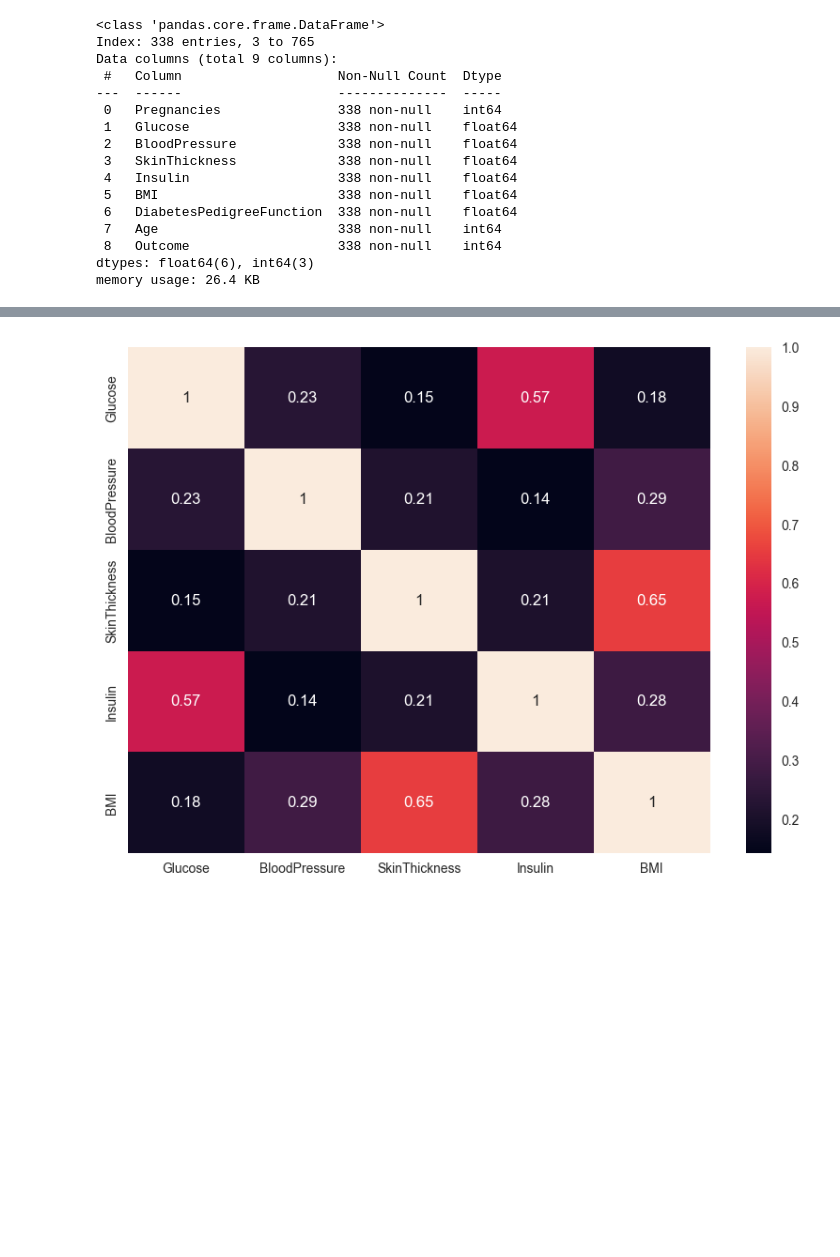
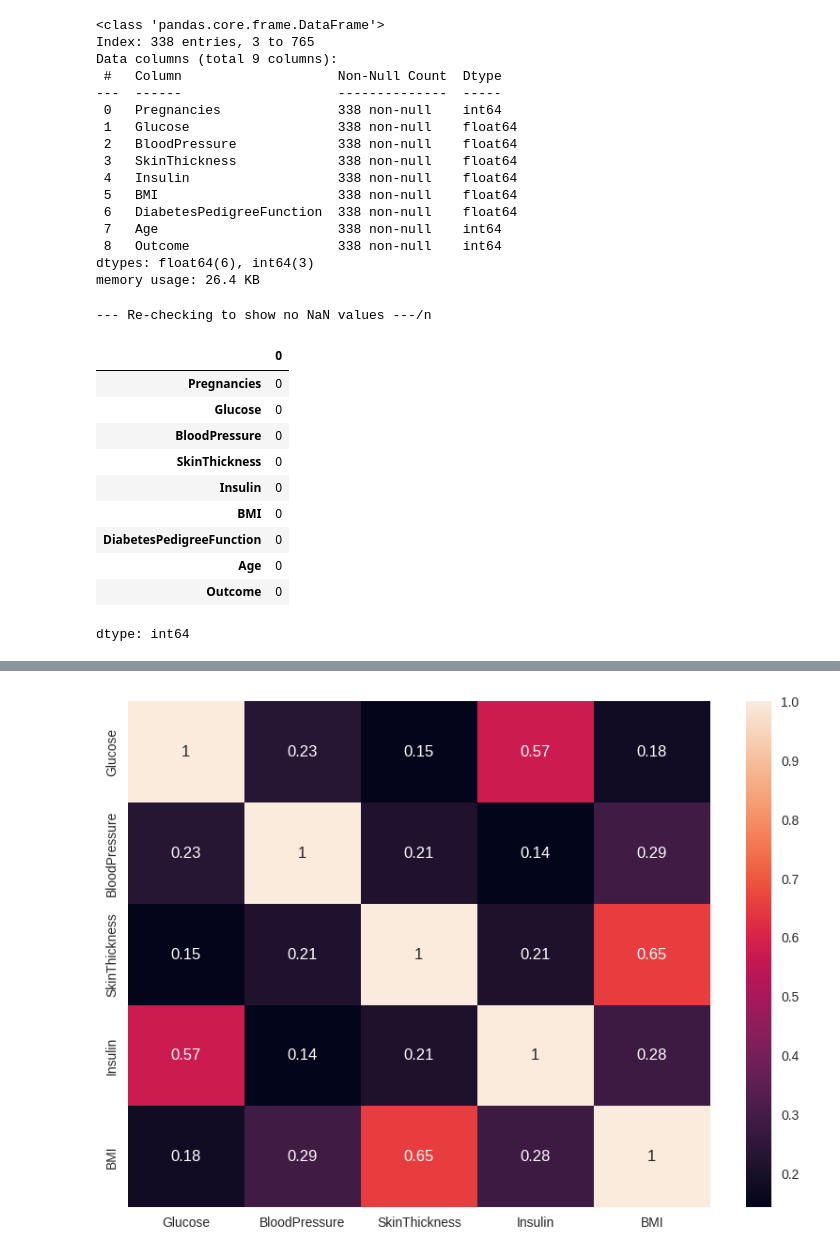
Before and after one commit to CheliMex/CS381_DataAnalytics, a Jupyter notebook: PJ1/Project1.ipynb, the cells around one changed output, grey strips where cells are left out. Saved outputs shown, nothing was run; the diff lists cells and outputs as text; code cells hidden in the pictures; blank space fills up the shorter version.

```diff
--- a/PJ1/Project1.ipynb
+++ b/PJ1/Project1.ipynb
@@ -429,6 +423,22 @@ Data columns (total 9 columns):
  8   Outcome                   338 non-null    int64
 dtypes: float64(6), int64(3)
 memory usage: 26.4 KB
+# %%
+print("--- Re-checking to show no NaN values ---/n")
+df_cleaned.isnull().sum()
+# %% [output]
+--- Re-checking to show no NaN values ---/n
+|  | 0 |
+| Pregnancies | 0 |
+| Glucose | 0 |
+| BloodPressure | 0 |
+| SkinThickness | 0 |
+| Insulin | 0 |
+| BMI | 0 |
+| DiabetesPedigreeFunction | 0 |
+| Age | 0 |
+| Outcome | 0 |
+dtype: int64
 # %%
 for i in df_cleaned:
   # Create the figure and subplots
```
Also changed, not shown: parts of 77 cells of this notebook.
